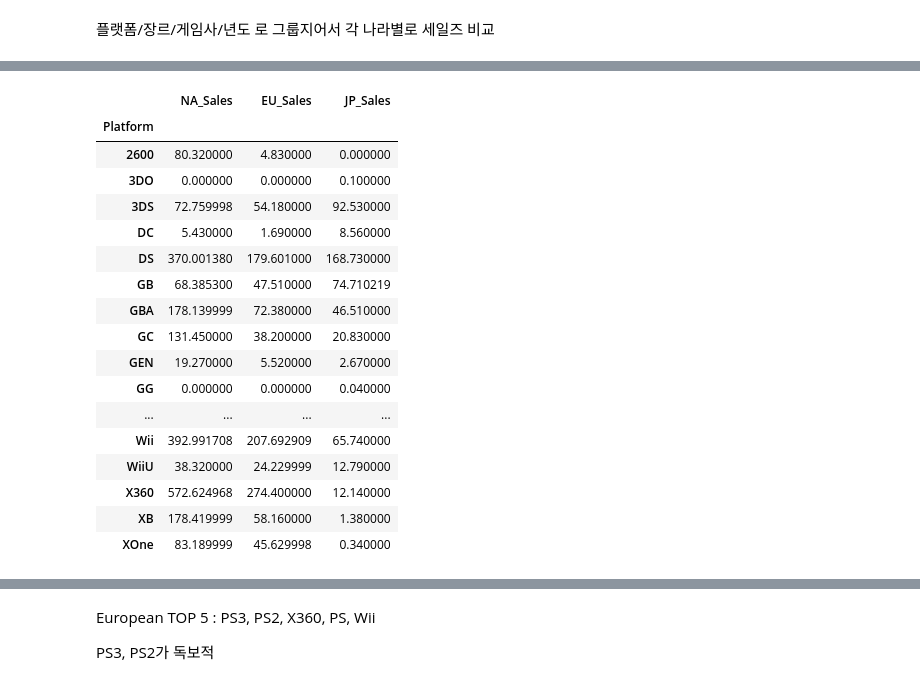
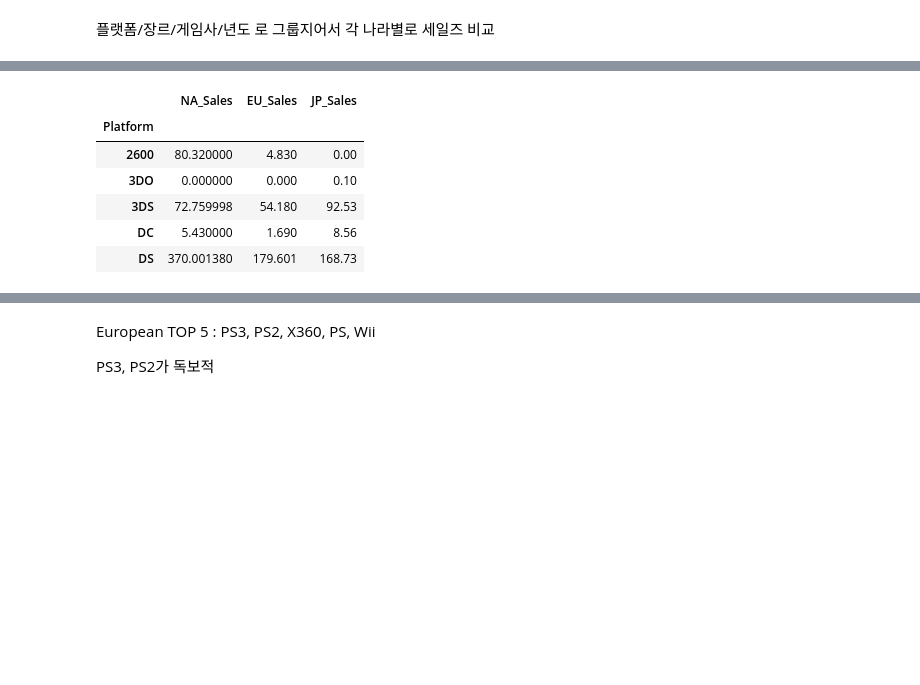
Before and after one commit to threegenie/vgames_project, a Jupyter notebook: game_data.ipynb, the cells around one changed output, grey strips where cells are left out. Cells and saved outputs as stored; diff of their text form; code cells hidden in the pictures; blank space fills up the shorter version.

```diff
--- a/game_data.ipynb
+++ b/game_data.ipynb
@@ -242,27 +258,16 @@ Text(0.5, 1.0, 'Preference of game genres by region (Unit : M)')
 # %%
 #지역별 게임 플랫폼 선호도
 
-#유럽의 게임 플랫폼 선호도 - 매출액 비교
+#게임 플랫폼 선호도 - 매출액 비교
 pf = df[['Platform','NA_Sales','EU_Sales','JP_Sales']]
 pf = pf.groupby('Platform').sum()/1000000
-pf
+pf.head()
 # %% [output]
 |  | NA_Sales | EU_Sales | JP_Sales |
 | Platform |  |  |  |
-| 2600 | 80.320000 | 4.830000 | 0.000000 |
-| 3DO | 0.000000 | 0.000000 | 0.100000 |
-| 3DS | 72.759998 | 54.180000 | 92.530000 |
-| DC | 5.430000 | 1.690000 | 8.560000 |
-| DS | 370.001380 | 179.601000 | 168.730000 |
-| GB | 68.385300 | 47.510000 | 74.710219 |
-| GBA | 178.139999 | 72.380000 | 46.510000 |
-| GC | 131.450000 | 38.200000 | 20.830000 |
-| GEN | 19.270000 | 5.520000 | 2.670000 |
-| GG | 0.000000 | 0.000000 | 0.040000 |
-| ... | ... | ... | ... |
-| Wii | 392.991708 | 207.692909 | 65.740000 |
-| WiiU | 38.320000 | 24.229999 | 12.790000 |
-| X360 | 572.624968 | 274.400000 | 12.140000 |
-| XB | 178.419999 | 58.160000 | 1.380000 |
-| XOne | 83.189999 | 45.629998 | 0.340000 |
+| 2600 | 80.320000 | 4.830 | 0.00 |
+| 3DO | 0.000000 | 0.000 | 0.10 |
+| 3DS | 72.759998 | 54.180 | 92.53 |
+| DC | 5.430000 | 1.690 | 8.56 |
+| DS | 370.001380 | 179.601 | 168.73 |
 # %%
```
Also changed, not shown: parts of 11 cells of this notebook.
